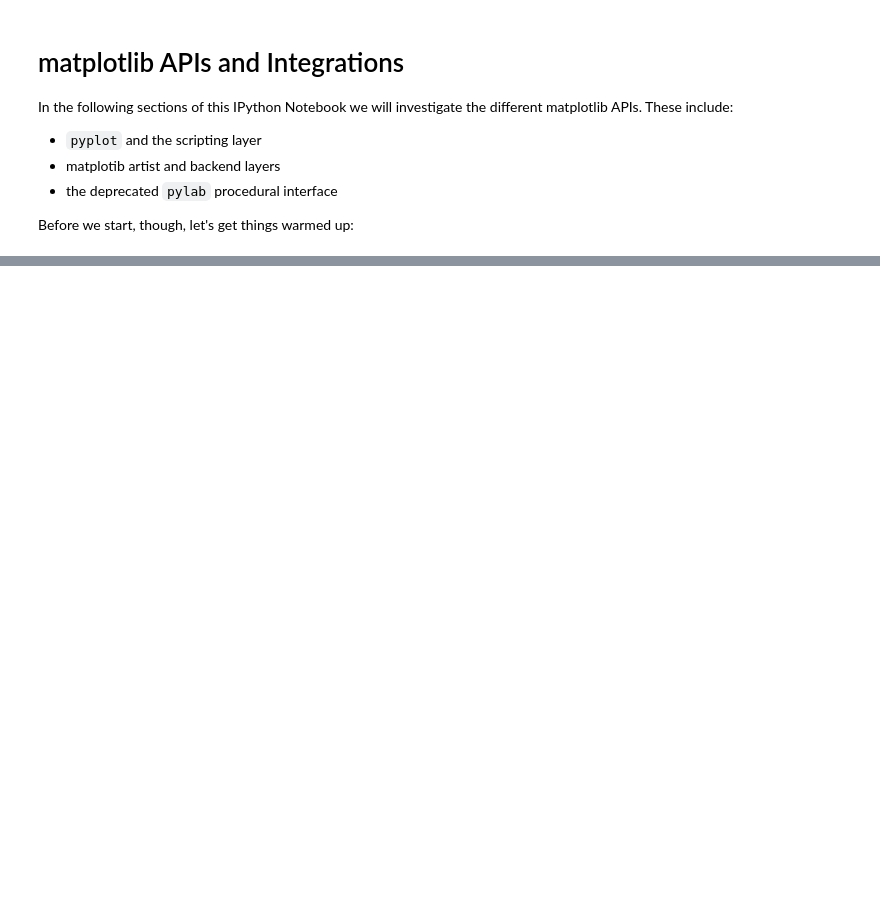
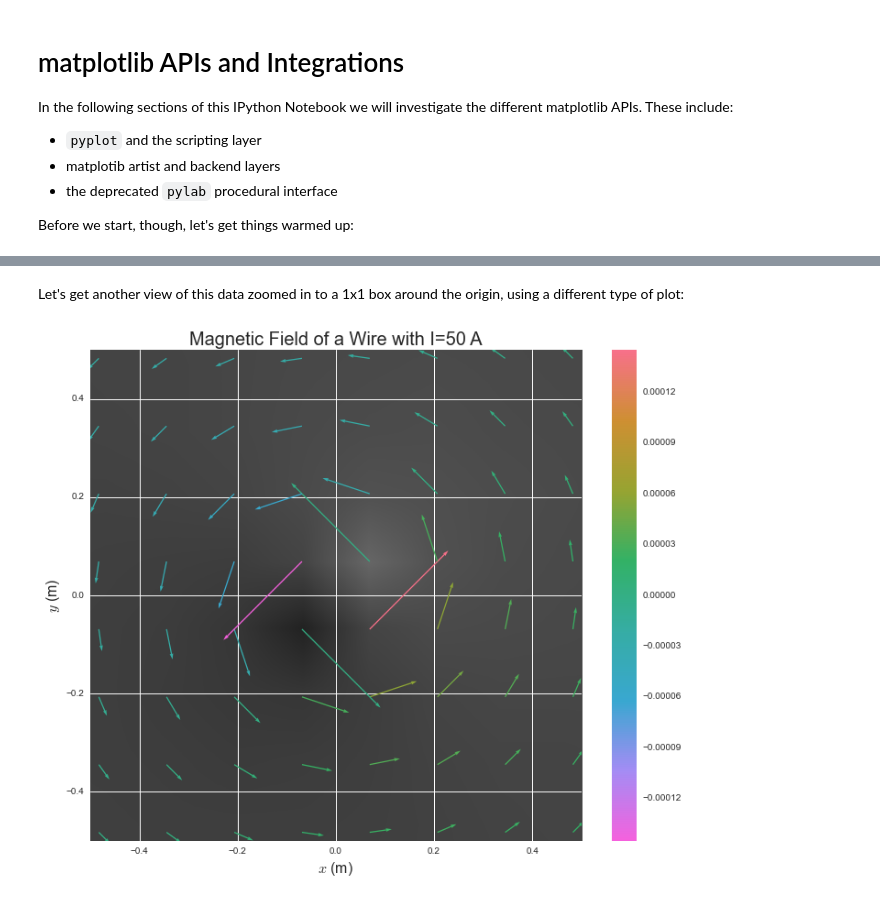
Before and after one commit to thorgisl/em-sample-notebook, a Jupyter notebook: notebooks/mmpl-apis.ipynb, the cells around one changed output, grey strips where cells are left out. Cells and saved outputs as stored; diff of their text form; code cells hidden in the pictures; blank space fills up the shorter version.

```diff
--- a/notebooks/mmpl-apis.ipynb
+++ b/notebooks/mmpl-apis.ipynb
@@ -34,0 +270,15 @@ As such, let take for our example the following problem:
+# %% [markdown]
+Let's get another view of this data zoomed in to a 1x1 box around the origin, using a different type of plot:
+# %%
+fig, ax = plt.subplots(figsize=(12,10))
+im = ax.imshow(B, extent=ranges,
+               cmap=sns.dark_palette("#666666", as_cmap=True))
+q = ax.quiver(x, y, Bx, By, B, cmap=cmap)
+fig.colorbar(q, shrink=0.96)
+plt.axis([-0.5, 0.5, -0.5, 0.5], aspect=1)
+plt.title('Magnetic Field of a Wire with I=50 A', fontsize=20)
+plt.xlabel('$x$ (m)', fontsize=16)
+plt.ylabel('$y$ (m)', fontsize=16)
+plt.show()
+# %% [output]
+[figure, added]
```
Also changed, not shown: parts of 67 cells of this notebook.
